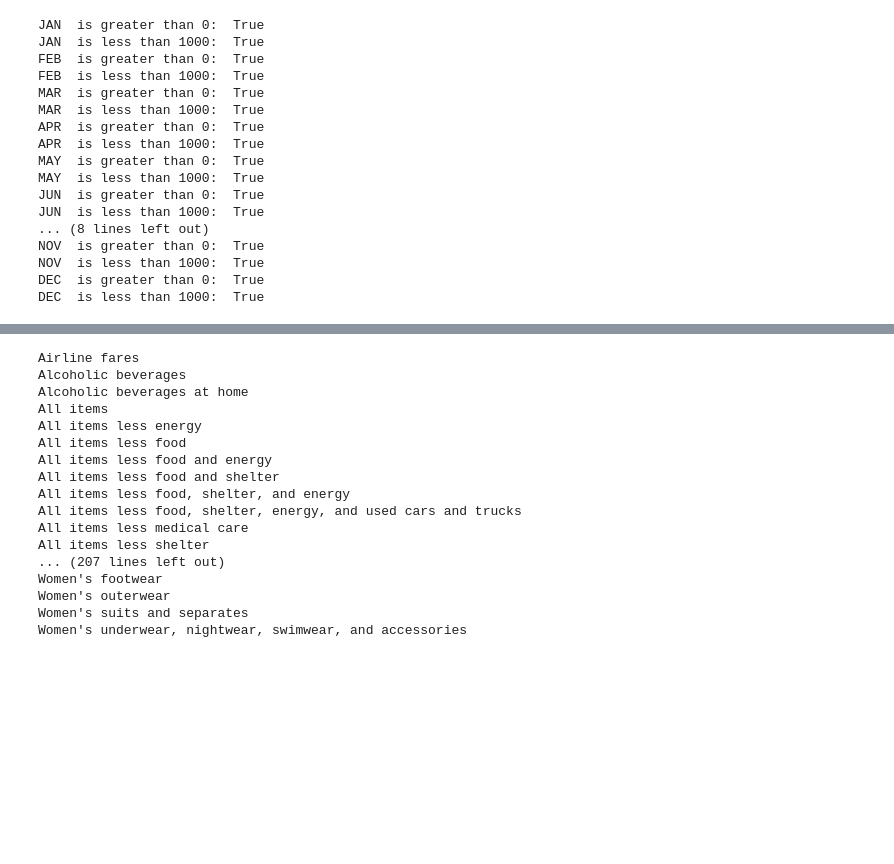
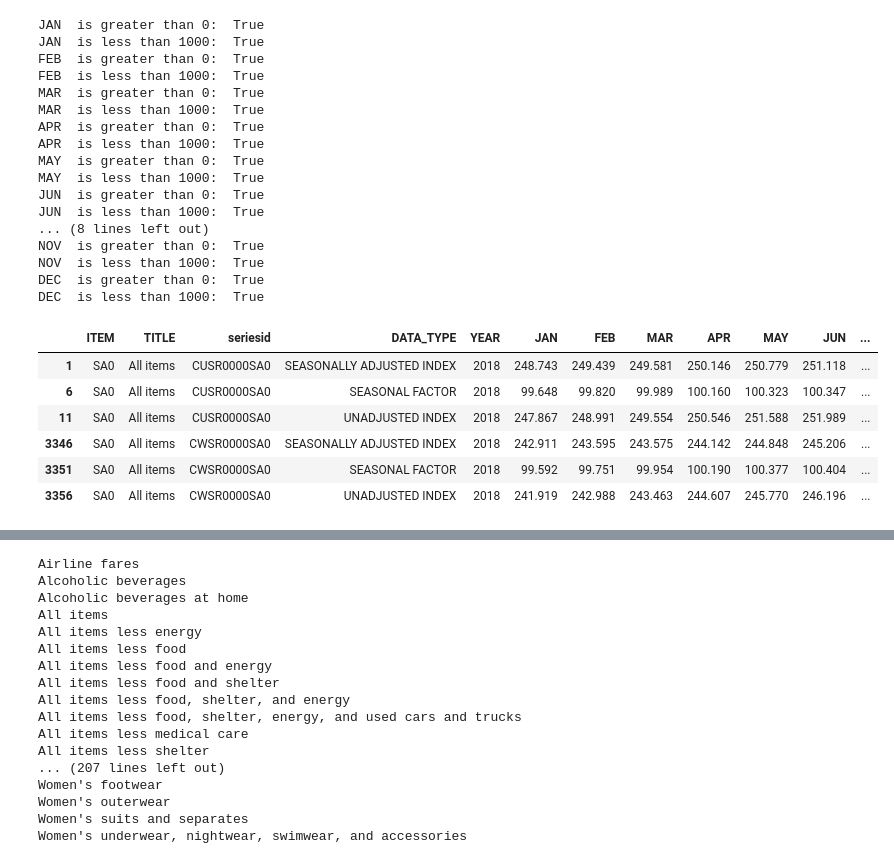
Before and after one commit to MADS-Lions/GoodsComparison2018Tariffs, a Jupyter notebook: notebooks/DataCleaningAndManipulation.ipynb, the cells around one changed output, grey strips where cells are left out. Drawn from its saved outputs; the diff is of its cells as text; code cells hidden in the pictures; blank space fills up the shorter version.

Commit message:
Add check for second CPI index (all items) for data manipulation

```diff
--- a/notebooks/DataCleaningAndManipulation.ipynb
+++ b/notebooks/DataCleaningAndManipulation.ipynb
@@ -116,3 +116,13 @@ NOV  is greater than 0:  True
 NOV  is less than 1000:  True
 DEC  is greater than 0:  True
 DEC  is less than 1000:  True
+# %%
+df_USA_2018_2019[(df_USA_2018_2019['TITLE'] == 'All items') & (df_USA_2018_2019['YEAR'] == 2018)].head(20)
+# %% [output]
+|  | ITEM | TITLE | seriesid | DATA_TYPE | YEAR | JAN | FEB | MAR | APR | MAY | JUN | ... |
+| 1 | SA0 | All items | CUSR0000SA0 | SEASONALLY ADJUSTED INDEX | 2018 | 248.743 | 249.439 | 249.581 | 250.146 | 250.779 | 251.118 | ... |
+| 6 | SA0 | All items | CUSR0000SA0 | SEASONAL FACTOR | 2018 | 99.648 | 99.820 | 99.989 | 100.160 | 100.323 | 100.347 | ... |
+| 11 | SA0 | All items | CUSR0000SA0 | UNADJUSTED INDEX | 2018 | 247.867 | 248.991 | 249.554 | 250.546 | 251.588 | 251.989 | ... |
+| 3346 | SA0 | All items | CWSR0000SA0 | SEASONALLY ADJUSTED INDEX | 2018 | 242.911 | 243.595 | 243.575 | 244.142 | 244.848 | 245.206 | ... |
+| 3351 | SA0 | All items | CWSR0000SA0 | SEASONAL FACTOR | 2018 | 99.592 | 99.751 | 99.954 | 100.190 | 100.377 | 100.404 | ... |
+| 3356 | SA0 | All items | CWSR0000SA0 | UNADJUSTED INDEX | 2018 | 241.919 | 242.988 | 243.463 | 244.607 | 245.770 | 246.196 | ... |
```
Also changed, not shown: parts of 5 cells of this notebook.
